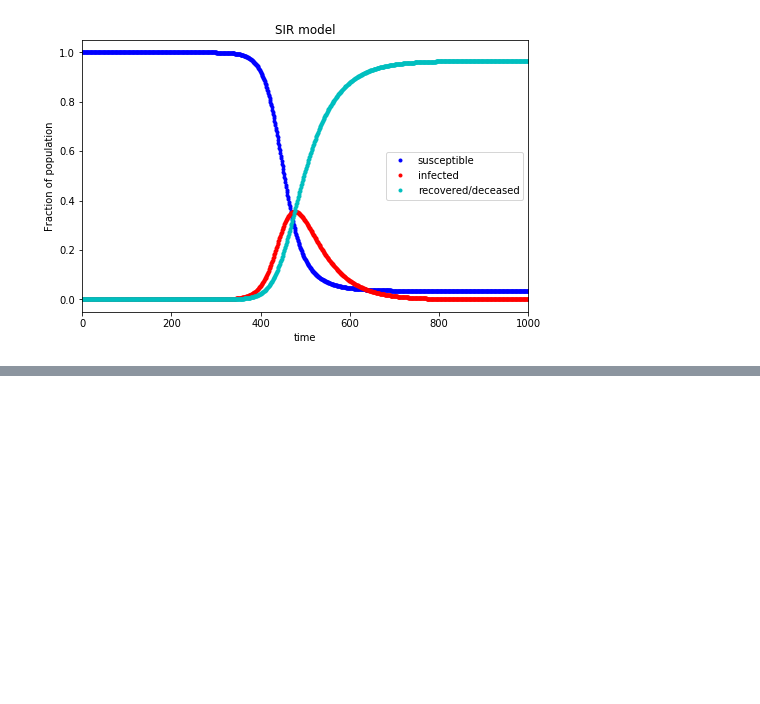
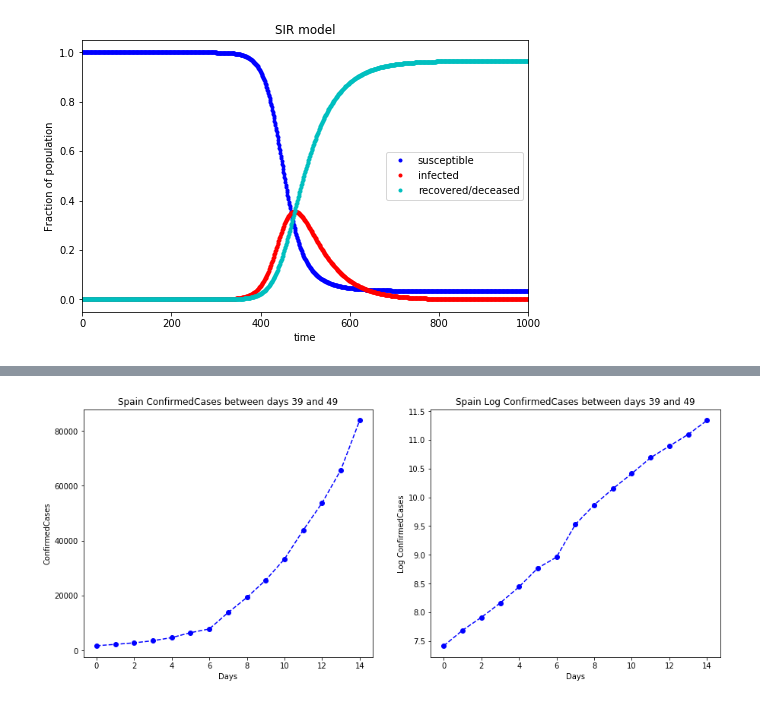
Before and after one commit to nguyentuanvn/machine-learning, a Jupyter notebook: Covid-19/Covid_19_Case_Prediction.ipynb, the cells around one changed output, grey strips where cells are left out. Saved outputs shown, nothing was run; the diff lists cells and outputs as text; code cells hidden in the pictures; blank space fills up the shorter version.

```diff
--- a/Covid-19/Covid_19_Case_Prediction.ipynb
+++ b/Covid-19/Covid_19_Case_Prediction.ipynb
@@ -152,0 +223,21 @@ plt.show()
+# %%
+country = "US"
+fig, (ax1, ax2) = plt.subplots(1, 2, figsize=(15,6))
+
+df_cases = get_cases_by_country(country)
+y1 = df_cases['Confirmed'][50:65]
+x1 = range(0, len(y1))
+ax1.plot(x1, y1, 'bo--')
+ax1.set_title("Spain ConfirmedCases between days 39 and 49")
+ax1.set_xlabel("Days")
+ax1.set_ylabel("ConfirmedCases")
+
+y2 = y1.apply(lambda x: np.log(x))
+x2 = range(0, len(y2))
+ax2.plot(x2, y2, 'bo--')
+ax2.set_title("Spain Log ConfirmedCases between days 39 and 49")
+ax2.set_xlabel("Days")
+ax2.set_ylabel("Log ConfirmedCases")
+fig.show()
+# %% [output]
+[figure, added]
```
Also changed, not shown: parts of 11 cells of this notebook.
